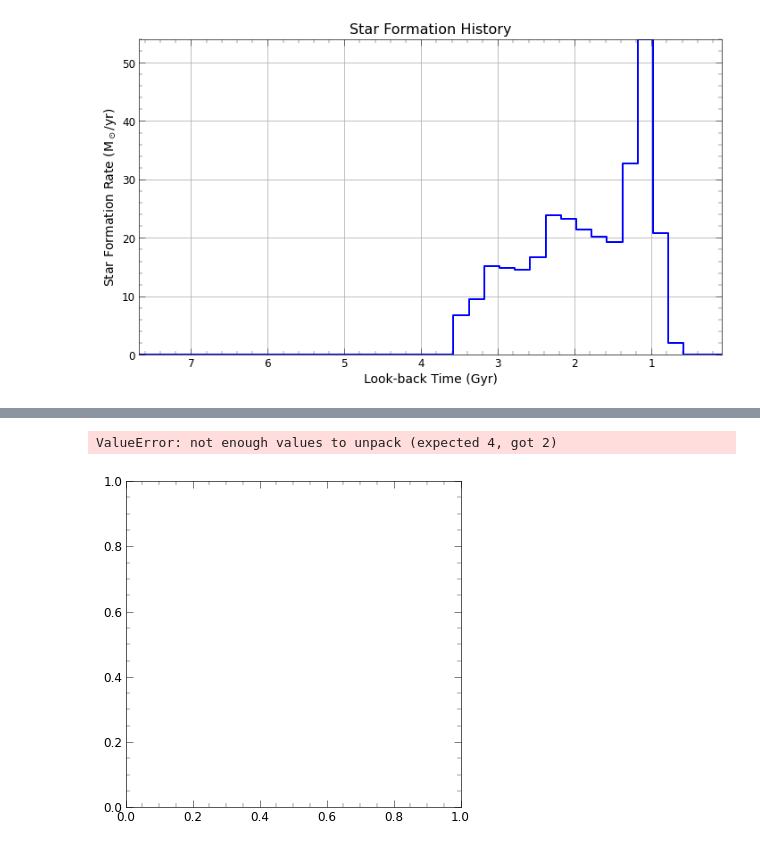
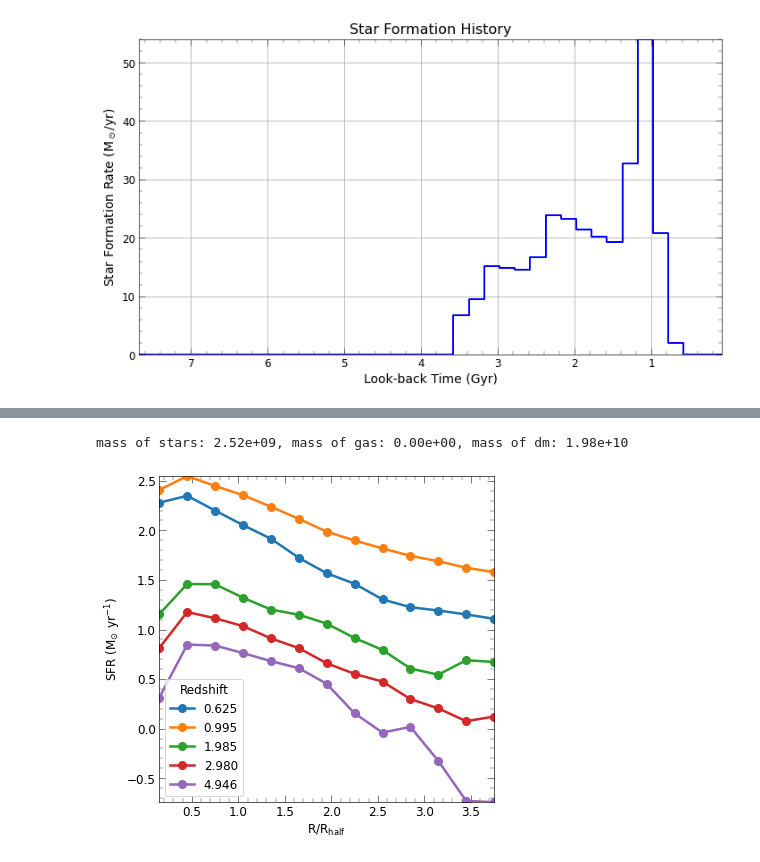
Before and after one commit to ansingh16/hr5_metallicity, a Jupyter notebook: Code/Analysis.ipynb, the cells around one changed output, grey strips where cells are left out. Cells and saved outputs as stored; diff of their text form; code cells hidden in the pictures.

```diff
--- a/Code/Analysis.ipynb
+++ b/Code/Analysis.ipynb
@@ -1107,3 +1129,7 @@ plt.show()
+# %%
+print(f'mass of stars: {galdata.gal_mstar:0.2e}, mass of gas: {galdata.gal_mgas:0.2e}, mass of dm: {galdata.gal_mdm:0.2e}')
+# %% [output]
+mass of stars: 2.52e+09, mass of gas: 0.00e+00, mass of dm: 1.98e+10
 # %%
 import pandas as pd
 import HR5_cluster as hr5
@@ -1155,34 +1181,33 @@ for i,var in enumerate(['sfr']):#enumerate(vars.keys()):
         # get only elliptical galaxies
         morpho = pd.read_csv(f'{morphs}/morphology_{snapm}.csv')
 
         e_galaxies = morpho[morpho['sersicn']>2.5]
 
         red = redshifts[j]
 
         Ana = hr5.Analysis(snap)
 
         # chech if the json file exists
         if not os.path.exists(f'{outdir}/Gradient_{var}_{snap}.json'):
                 Ana.get_slope_data(galids=e_galaxies.ID,clusids=e_galaxies.clusID,rmax=4,rbin_width=0.3,var=f'{var}',dump_data=True,use_cache=False)
         else:
                Ana.get_slope_data(galids=e_galaxies.ID,clusids=e_galaxies.clusID,rmax=4,rbin_width=0.3,var=f'{var}',dump_data=False,use_cache=True)
 
         grad = getattr(Ana, f'median_gradient_{var}')
 
         ax.plot(grad['median_Rs'],grad[f'median_{var}'],marker='o',markersize=8,label=f'{red:0.3f}',color=colors[j])
 
-        ax.set_ylabel(f'{vars[var]}')
+        ax.set_ylabel(r'SFR $\rm (M_{\odot} \ yr^{-1})$')
 
 
         ax.set_xlabel(r'$\mathrm{R/R_{\mathrm{half}}}$')
 
 
 
 
 
 ax.legend(loc=3,title='Redshift')
 # fig.subplots_adjust(hspace=0)
-# fig.savefig('../Plots/feh_evolution_redshift.png',bbox_inches='tight')
+fig.savefig('../Plots/SFR_redshift.png',bbox_inches='tight')
 # %% [output]
-ValueError: not enough values to unpack (expected 4, got 2)
-[figure, old version]
+[figure, new version]
```
Also changed, not shown: parts of 4 cells of this notebook, 10 other files.
